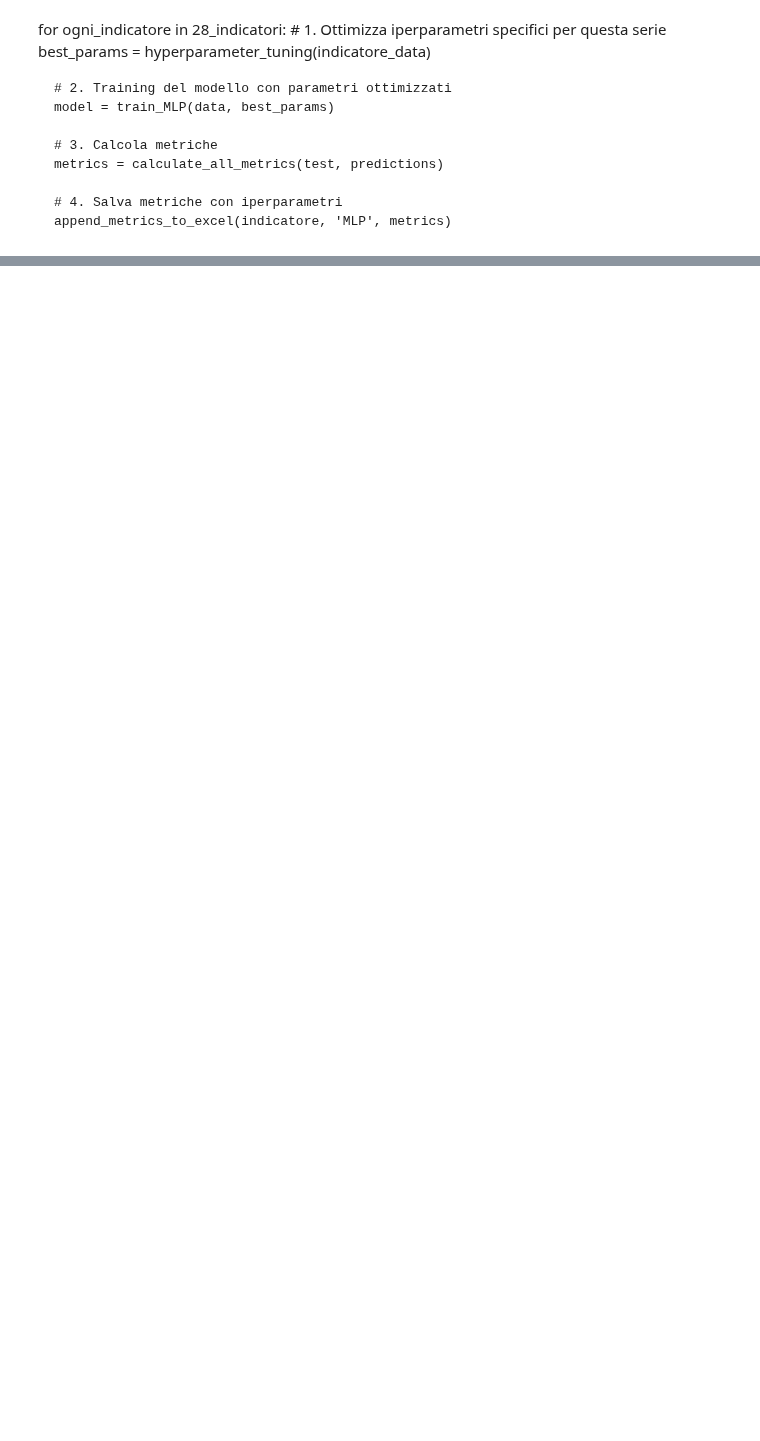
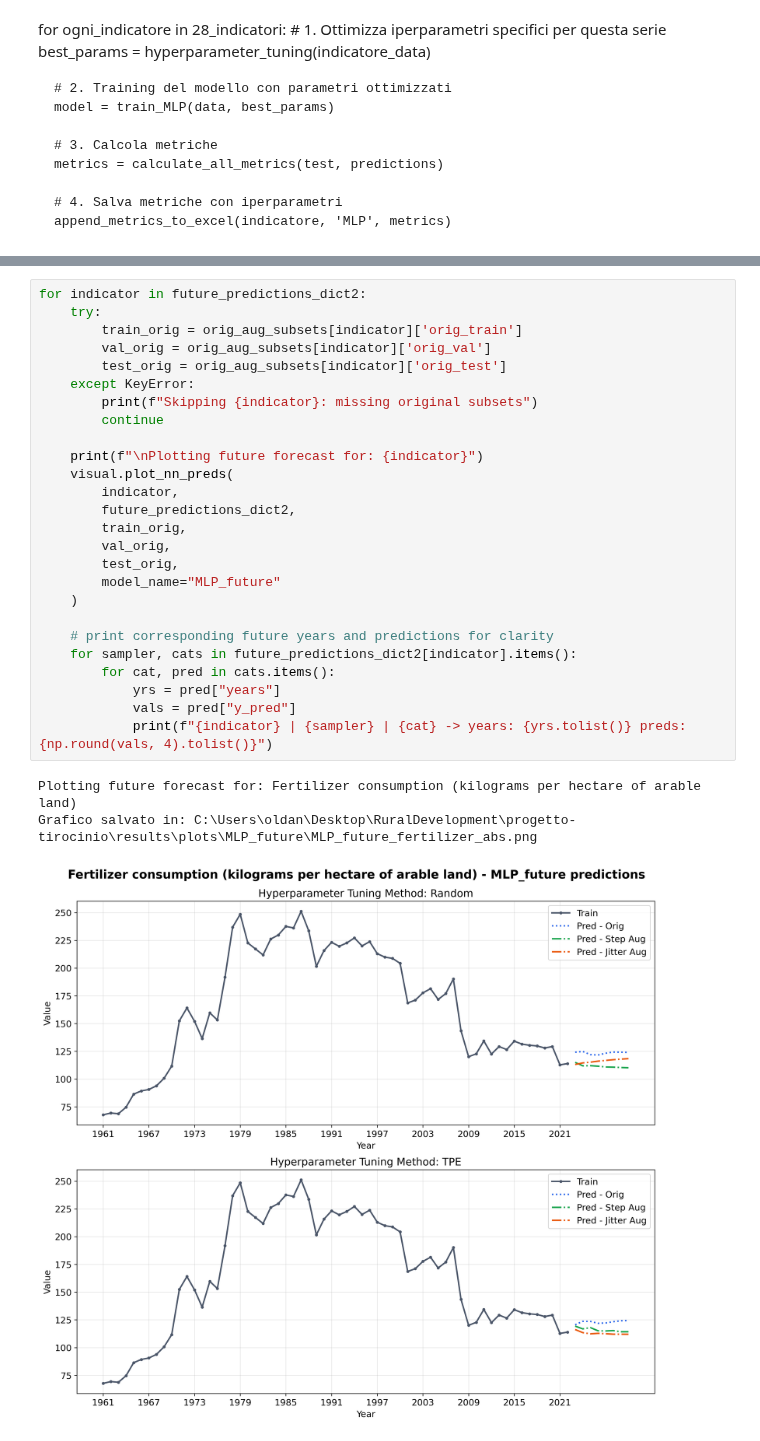
Before and after one commit to ginevraoldani/timeseries-forecasting-on-rural-development, a Jupyter notebook: notebooks/09_2_hyperparam_tuning_MLP.ipynb, the cells around one changed output, grey strips where cells are left out. Drawn from its saved outputs; the diff is of its cells as text; blank space fills up the shorter version.

```diff
--- a/notebooks/09_2_hyperparam_tuning_MLP.ipynb
+++ b/notebooks/09_2_hyperparam_tuning_MLP.ipynb
@@ -580,0 +815,30 @@ Employment in agriculture (% of total employment) | TPE | jitter_aug -> years: [
+# %%
+for indicator in future_predictions_dict2:
+    try:
+        train_orig = orig_aug_subsets[indicator]['orig_train']
+        val_orig = orig_aug_subsets[indicator]['orig_val']
+        test_orig = orig_aug_subsets[indicator]['orig_test']
+    except KeyError:
+        print(f"Skipping {indicator}: missing original subsets")
+        continue
+
+    print(f"\nPlotting future forecast for: {indicator}")
+    visual.plot_nn_preds(
+        indicator,
+        future_predictions_dict2,
+        train_orig,
+        val_orig,
+        test_orig,
+        model_name="MLP_future"
+    )
+
+    # print corresponding future years and predictions for clarity
+    for sampler, cats in future_predictions_dict2[indicator].items():
+        for cat, pred in cats.items():
+            yrs = pred["years"]
+            vals = pred["y_pred"]
+            print(f"{indicator} | {sampler} | {cat} -> years: {yrs.tolist()} preds: {np.round(vals, 4).tolist()}")
+# %% [output]
+Plotting future forecast for: Fertilizer consumption (kilograms per hectare of arable land)
+Grafico salvato in: C:\Users\oldan\Desktop\RuralDevelopment\progetto-tirocinio\results\plots\MLP_future\MLP_future_fertilizer_abs.png
+[figure, added]
```
Also changed, not shown: parts of 16 cells of this notebook, 28 other files.
